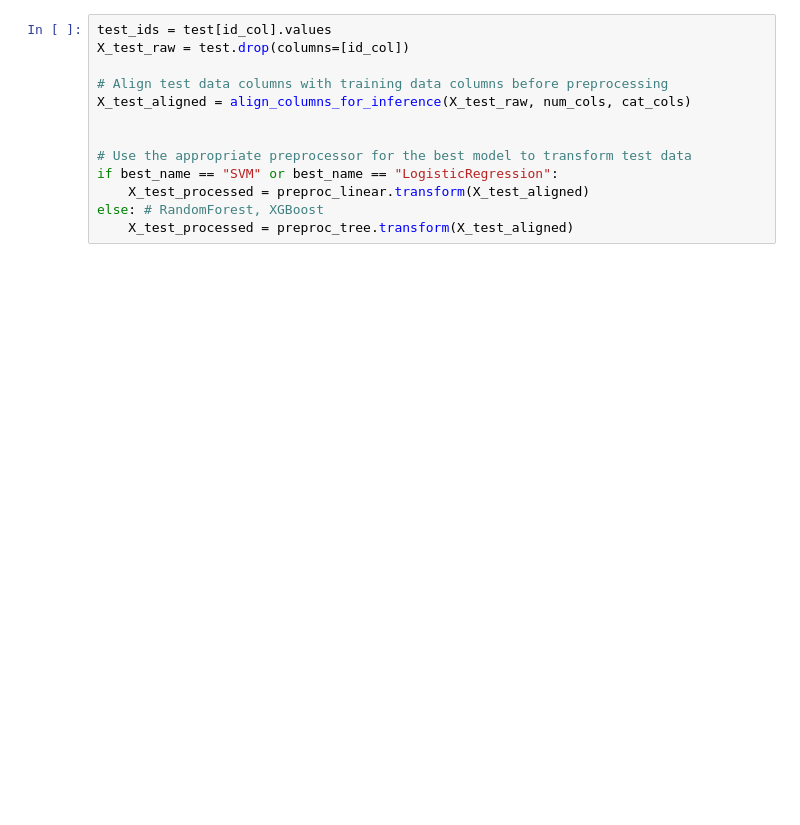
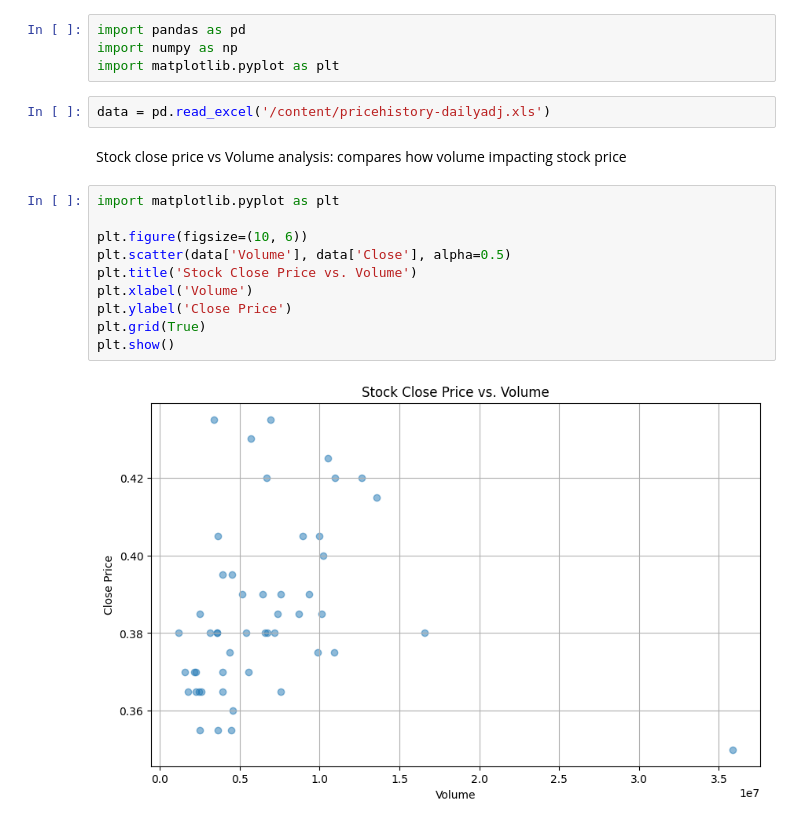
Before and after one commit to lianjin1014/Data-Literacy-Project-by-lian, a Jupyter notebook: 欢迎使用_Colab.ipynb, the cells around one changed output. Drawn from its saved outputs; the diff is of its cells as text; blank space fills up the shorter version.

```diff
--- a/欢迎使用_Colab.ipynb
+++ b/欢迎使用_Colab.ipynb
@@ -505,13 +3,20 @@ Training SVM...
-# %%
-test_ids = test[id_col].values
-X_test_raw = test.drop(columns=[id_col])
-
-# Align test data columns with training data columns before preprocessing
-X_test_aligned = align_columns_for_inference(X_test_raw, num_cols, cat_cols)
-
-
-# Use the appropriate preprocessor for the best model to transform test data
-if best_name == "SVM" or best_name == "LogisticRegression":
-    X_test_processed = preproc_linear.transform(X_test_aligned)
-else: # RandomForest, XGBoost
-    X_test_processed = preproc_tree.transform(X_test_aligned)
+# %%
+import pandas as pd
+import numpy as np
+import matplotlib.pyplot as plt
+# %%
+data = pd.read_excel('/content/pricehistory-dailyadj.xls')
+# %% [markdown]
+Stock close price vs Volume analysis: compares how volume impacting stock price
+# %%
+import matplotlib.pyplot as plt
+
+plt.figure(figsize=(10, 6))
+plt.scatter(data['Volume'], data['Close'], alpha=0.5)
+plt.title('Stock Close Price vs. Volume')
+plt.xlabel('Volume')
+plt.ylabel('Close Price')
+plt.grid(True)
+plt.show()
+# %% [output]
+[figure, added]
```
Also changed, not shown: parts of 28 cells of this notebook.
